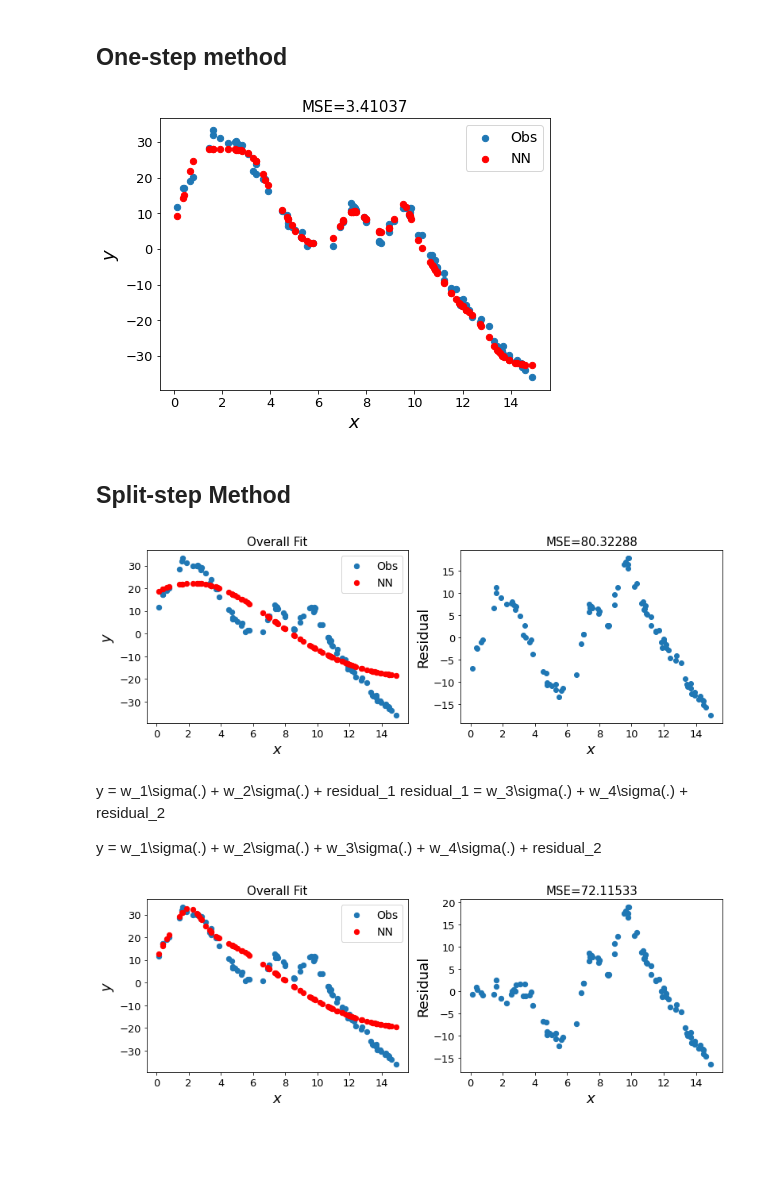
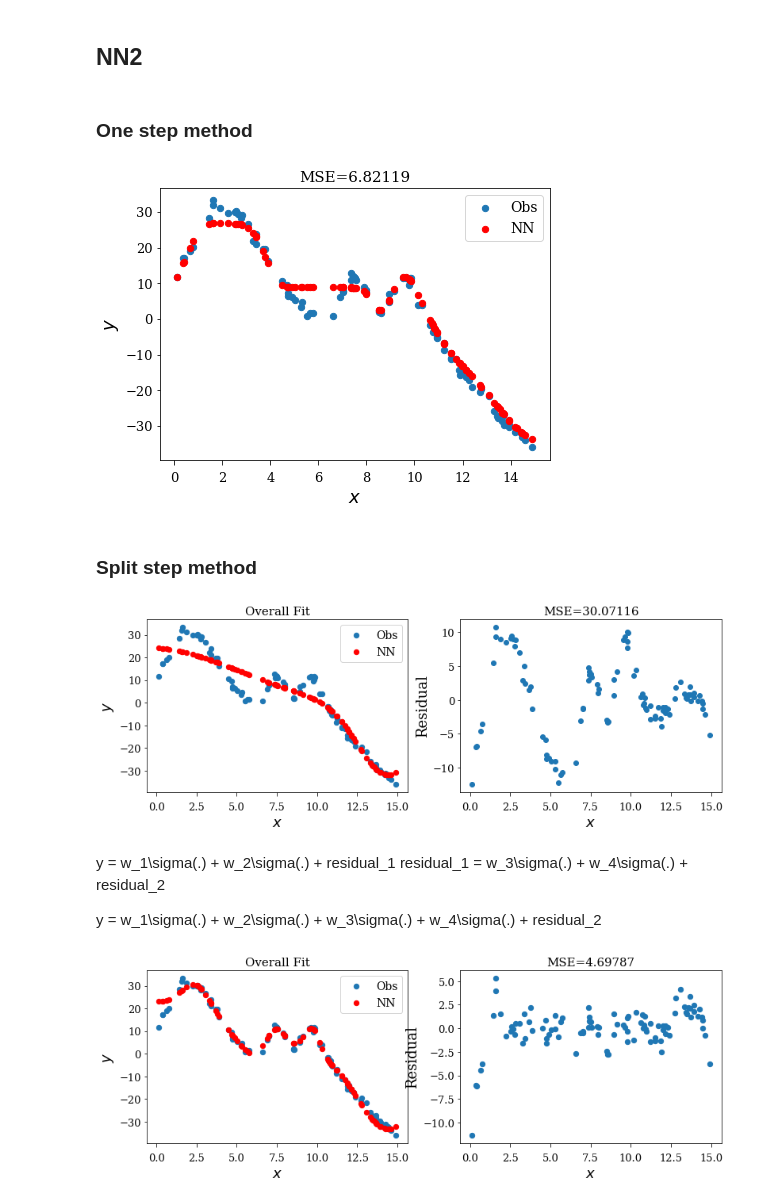
Before and after one commit to User-zwj/Thesis_Wenjuan_Code, a Jupyter notebook: Chapter7.ipynb, the cells around one changed output. Drawn from its saved outputs; the diff is of its cells as text; code cells hidden in the pictures; blank space fills up the shorter version.

```diff
--- a/Chapter7.ipynb
+++ b/Chapter7.ipynb
@@ -509,0 +596,16 @@ fig.savefig("images/comp_fd_pr3.png")
+# %%
+##### From stochastic collocation method #####
+
+# M, N = 10, 10
+# x1,w1 = leggauss(M)
+# x2,w2 = leggauss(N)
+# uij = np.loadtxt('uij_M%d_N%d.dat'%(M,N))
+
+sol = 0
+for i in range(M):
+    for j in range(N):
+        sol += w1[i]*w2[j]*uij[i,j]
+sol /= 4
+
+print('Stochastic Collocation Estimate: ', sol)
+print('Exact value: '+ ' '*20, exactQ(x11,x22))  #4/np.pi**2
@@ -540,17 +651,23 @@ fig.savefig("images/comp_target.png")
+# %% [markdown]
+## NN2
+# %%
+scaler_syn = StandardScaler()
+syndata_trans = scaler_syn.fit_transform(x_syn.reshape(-1,1))
 # %% [markdown]
-## One-step method
+### One step method
 # %%
+############### With Feature Scaling ###############
 num_neuron = 5
 tf.random.set_seed(12345)
 model_syn_all = tf.keras.Sequential()
 model_syn_all.add(tf.keras.layers.Dense(num_neuron,activation=rbf))
 model_syn_all.add(tf.keras.layers.Dense(num_neuron,activation=rbf))
-model_syn_all.add(tf.keras.layers.Dense(num_neuron,activation=rbf))
-model_syn_all.add(tf.keras.layers.Dense(num_neuron,activation=rbf))
+# model_syn_all.add(tf.keras.layers.Dense(num_neuron,activation=rbf))
+# model_syn_all.add(tf.keras.layers.Dense(num_neuron,activation=rbf))
 model_syn_all.add(tf.keras.layers.Dense(1))
 
 model_syn_all.compile(loss='mean_squared_error', optimizer=tf.keras.optimizers.Adam(0.01))
-model_syn_all.fit(x_syn,y_syn, epochs=1000, verbose=0)
+model_syn_all.fit(syndata_trans[:,0],y_syn, epochs=1000, verbose=0)
 
 fig = plt.figure(figsize=(7,5))
 plt.xticks(fontsize=13, rotation=0)
@@ -558,7 +675,7 @@ plt.yticks(fontsize=13, rotation=0)
 plt.xlabel("$x$",fontsize=18)
 plt.ylabel("$y$",fontsize=18)
 y_pred = []
-for j in x_syn:
+for j in syndata_trans[:,0]:
     y_pred.append(model_syn_all.predict([j]))
 y_pred_shaped = tf.reshape(tf.constant(np.array(y_pred)),len(y_pred))
 error0 = tf.keras.losses.MSE(y_syn,y_pred_shaped).numpy()
@@ -568,12 +685,11 @@ plt.scatter(x_syn, y_pred_shaped, s=40, color='red',label="NN")
 plt.legend(prop={'size': 14});
 # fig.savefig("images/comp_nn_1step.png")
 # %% [output]
-[figure, old version]
+[figure, new version]
 # %% [markdown]
-## Split-step Method
+### Split step method
 # %%
 ## Step 1
-
 num_neuron = 5
 tf.random.set_seed(12345)
 model_nn1 = tf.keras.Sequential()
@@ -581,7 +697,7 @@ model_nn1.add(tf.keras.layers.Dense(num_neuron,activation=rbf))
 model_nn1.add(tf.keras.layers.Dense(1))
 
 model_nn1.compile(loss='mean_squared_error', optimizer=tf.keras.optimizers.Adam(0.01))
-model_nn1.fit(x_syn,y_syn, epochs=1000, verbose=0)
+model_nn1.fit(syndata_trans[:,0],y_syn, epochs=1000, verbose=0)
 
 fig = plt.figure(figsize=(13,4))
 plt.subplot(121)
@@ -590,7 +706,7 @@ plt.yticks(fontsize=13, rotation=0)
 plt.xlabel("$x$",fontsize=18)
 plt.ylabel("$y$",fontsize=18)
 y_pred1 = []
-for j in x_syn:
+for j in syndata_trans[:,0]:
     y_pred1.append(model_nn1.predict([j]))
 y_pred1_shaped = tf.reshape(tf.constant(np.array(y_pred1)),len(y_pred1))
 plt.title("Overall Fit",fontsize=15)
@@ -605,9 +721,9 @@ plt.ylabel("Residual",fontsize=18)
 mse1 = tf.keras.losses.MSE(y_syn,y_pred1_shaped).numpy()
 plt.title("MSE=%.5f"%(mse1),fontsize=15)
 plt.scatter(x_syn, y_syn-y_pred1_shaped);
-fig.savefig("images/comp_nn_step1.png");
+# fig.savefig("images/comp_nn_step1.png");
 # %% [output]
-[figure, old version]
+[figure, new version]
 # %% [markdown]
 y = w_1\sigma(.) + w_2\sigma(.) + residual_1
 residual_1 = w_3\sigma(.) + w_4\sigma(.)  + residual_2
@@ -620,36 +736,38 @@ tf.random.set_seed(12345)
 model_nn2 = tf.keras.Sequential()
 model_nn2.add(tf.keras.layers.Dense(5,activation=rbf))
 model_nn2.add(tf.keras.layers.Dense(1))
 
 error1 = y_syn - y_pred1_shaped
+scaler_syn2 = StandardScaler()
+
 model_nn2.compile(loss='mean_squared_error', optimizer=tf.keras.optimizers.Adam(0.01))
-model_nn2.fit(x_syn,error1, epochs=1000, verbose=0)
+model_nn2.fit(syndata_trans[:,0],error1, epochs=1000, verbose=0)
 
 fig = plt.figure(figsize=(13,4))
 plt.subplot(121)
 plt.xticks(fontsize=13, rotation=0)
 plt.yticks(fontsize=13, rotation=0)
 plt.xlabel("$x$",fontsize=18)
 plt.ylabel("$y$",fontsize=18)
 y_pred2 = []
-for j in x_syn:
+for j in syndata_trans[:,0]:
     y_pred2.append(model_nn2.predict([j]))
 y_pred2_shaped = tf.reshape(tf.constant(np.array(y_pred2)),len(y_pred2))
 plt.title("Overall Fit",fontsize=15)
 plt.scatter(x_syn, y_syn, s=40, label='Obs')
 plt.scatter(x_syn, y_pred1_shaped+y_pred2_shaped, s=40, color='red',label="NN")
 plt.legend(prop={'size': 14});
 plt.subplot(122)
 plt.xticks(fontsize=13, rotation=0)
 plt.yticks(fontsize=13, rotation=0)
 plt.xlabel("$x$",fontsize=18)
 plt.ylabel("Residual",fontsize=18)
 mse2 = tf.keras.losses.MSE(y_syn,y_pred1_shaped+y_pred2_shaped).numpy()
 plt.title("MSE=%.5f"%(mse2),fontsize=15)
 plt.scatter(x_syn, y_syn-y_pred1_shaped-y_pred2_shaped, s=40);
 # fig.savefig("images/comp_nn_step2.png");
 # %% [output]
-[figure, old version]
+[figure, new version]
 # %%
 fig = plt.figure()
 # plt.subplot(133)
```
Also changed, not shown: parts of 105 cells of this notebook.
